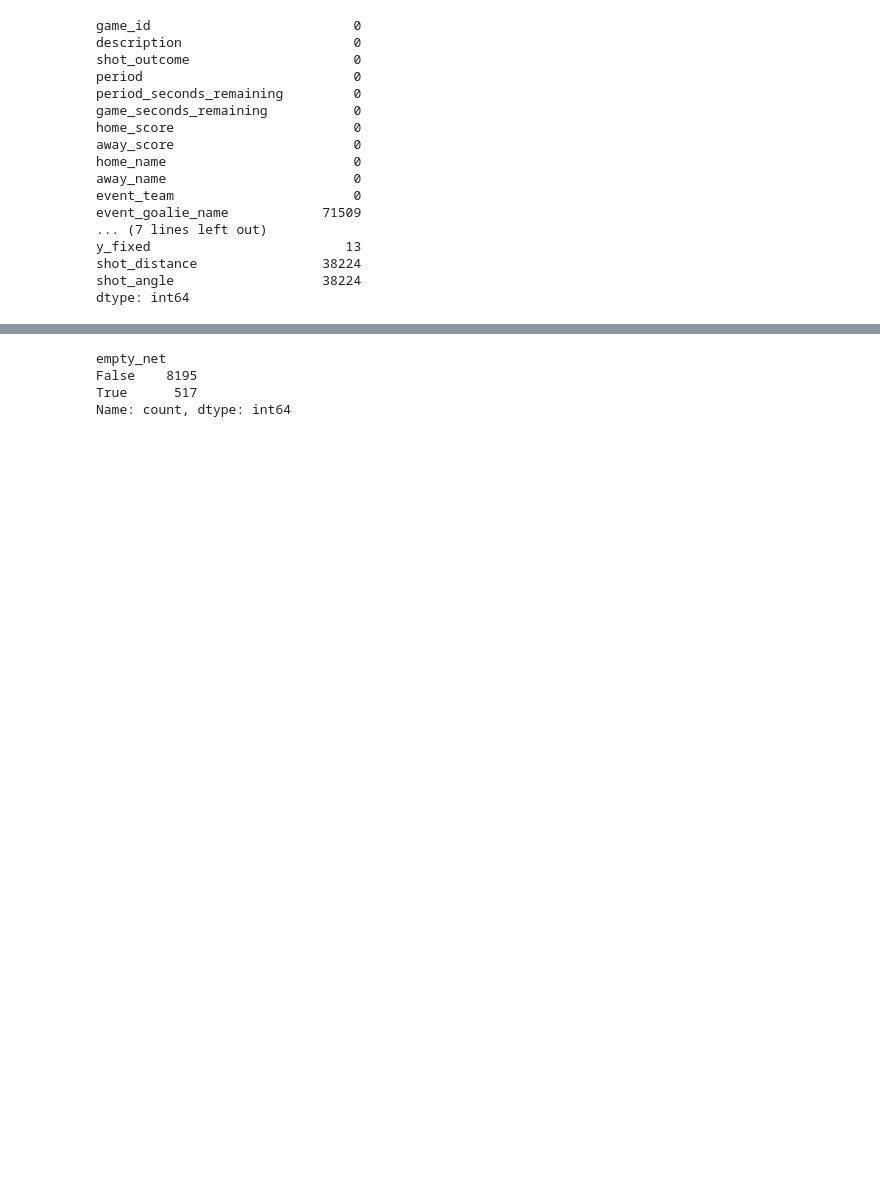
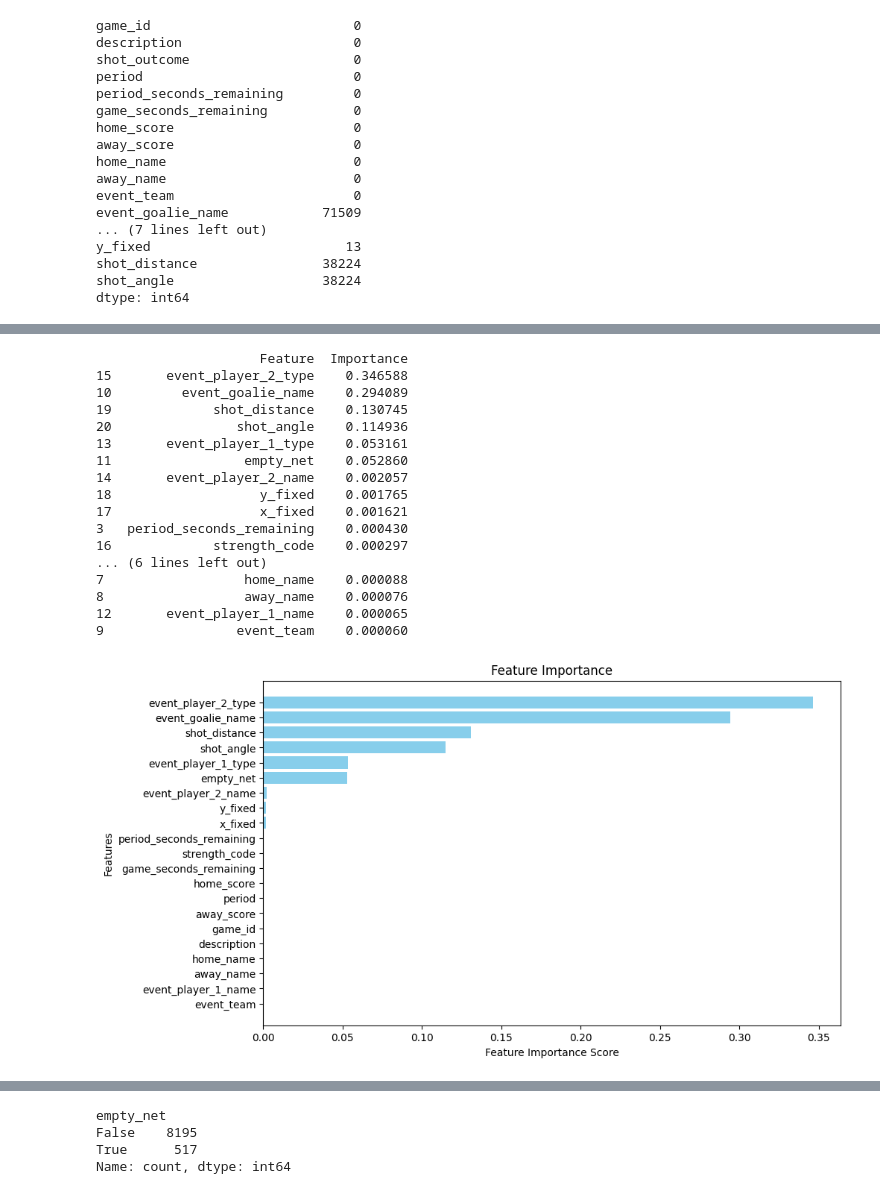
Before and after one commit to nursahhhh/AIN311CourseProject, a Jupyter notebook: AIN311_Project.ipynb, the cells around one changed output, grey strips where cells are left out. Saved outputs shown, nothing was run; the diff lists cells and outputs as text; code cells hidden in the pictures; blank space fills up the shorter version.

```diff
--- a/AIN311_Project.ipynb
+++ b/AIN311_Project.ipynb
@@ -80,0 +92,4 @@ I initially considered dropping the `game_id` feature due to its small unique co
+# %%
+#distinguish between categorical and numeric columns
+numerical_features =['period','period_seconds_remaining','game_seconds_remaining','home_score','away_score','x_fixed','y_fixed','shot_distance','shot_angle','game_id']
+categorical_features = df.columns.difference(numerical_features).tolist()
@@ -120,0 +178,11 @@ dtype: int64
+# %%
+##Label Encoder
+
+from sklearn.preprocessing import OneHotEncoder, LabelEncoder
+
+encoder = LabelEncoder()
+
+df_encoded = df.copy()
+for i in categorical_features:
+    df_encoded[i]=df[[i]].apply(encoder.fit_transform)
+df.head(20)
@@ -120,0 +232,50 @@ dtype: int64
+# %%
+from sklearn.ensemble import RandomForestClassifier
+import pandas as pd
+import numpy as np
+
+# Sample data (replace with your dataset)
+X = df_encoded.drop(columns=['shot_outcome'])  # Features
+y = df_encoded['shot_outcome']                # Target
+
+# Train a Random Forest model
+rf = RandomForestClassifier(random_state=42)
+rf.fit(X, y)
+
+# Get feature importance scores
+feature_importances = pd.DataFrame({
+    'Feature': X.columns,
+    'Importance': rf.feature_importances_
+}).sort_values(by='Importance', ascending=False)
+
+# Display feature importance
+print(feature_importances)
+
+# Visualize feature importance
+import matplotlib.pyplot as plt
+plt.figure(figsize=(10, 6))
+plt.barh(feature_importances['Feature'], feature_importances['Importance'], color='skyblue')
+plt.xlabel('Feature Importance Score')
+plt.ylabel('Features')
+plt.title('Feature Importance')
+plt.gca().invert_yaxis()  # Highest importance at the top
+plt.show()
+# %% [output]
+                     Feature  Importance
+15       event_player_2_type    0.346588
+10         event_goalie_name    0.294089
+19             shot_distance    0.130745
+20                shot_angle    0.114936
+13       event_player_1_type    0.053161
+11                 empty_net    0.052860
+14       event_player_2_name    0.002057
+18                   y_fixed    0.001765
+17                   x_fixed    0.001621
+3   period_seconds_remaining    0.000430
+16             strength_code    0.000297
+... (6 lines left out)
+7                  home_name    0.000088
+8                  away_name    0.000076
+12       event_player_1_name    0.000065
+9                 event_team    0.000060
+[figure, added]
```
Also changed, not shown: parts of 46 cells of this notebook.
